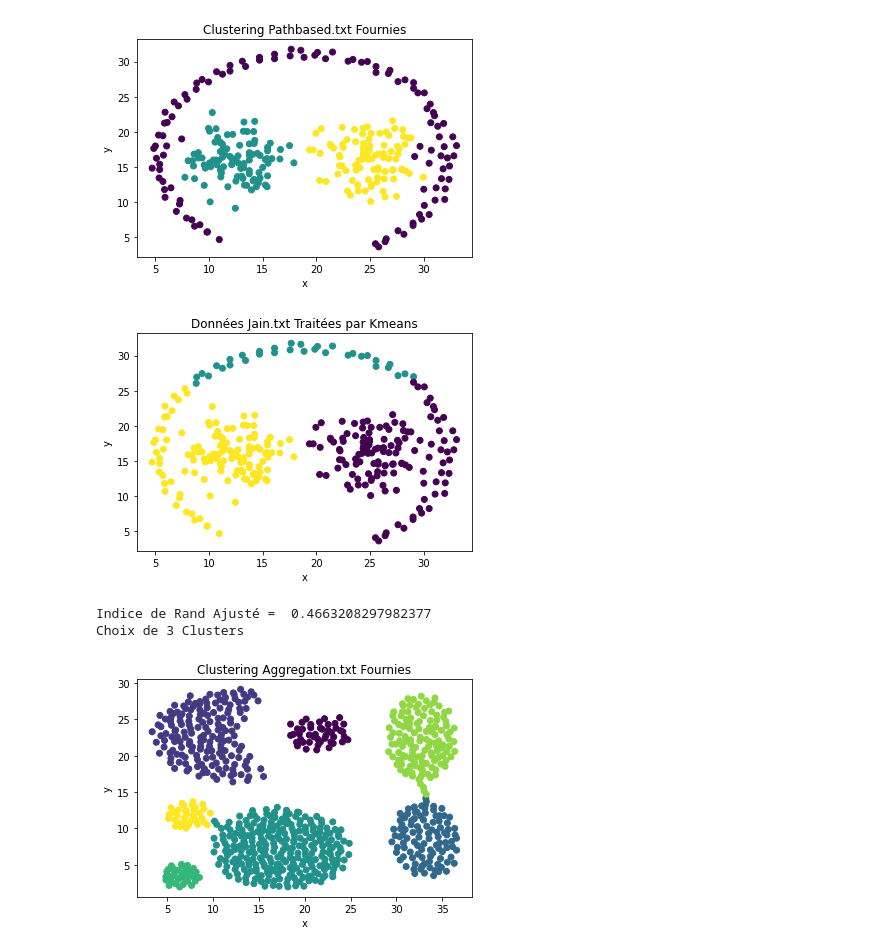
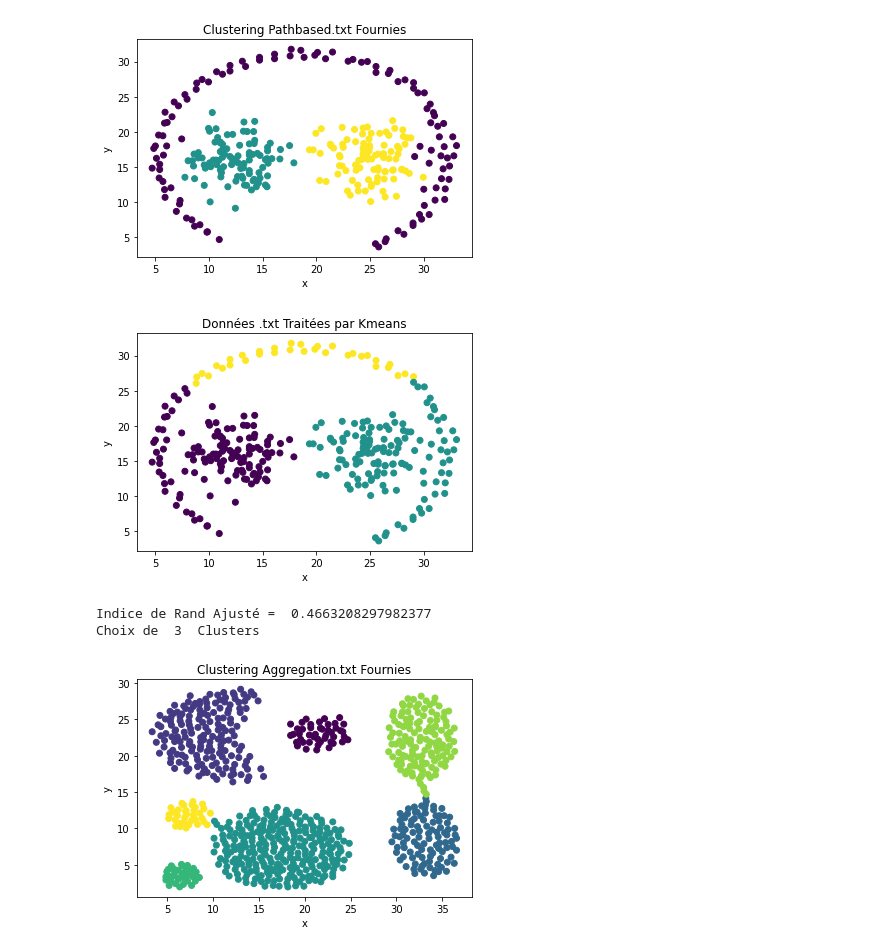
Before and after one commit to EvanEpivent5/odata, a Jupyter notebook: scripts/kmeans.ipynb, the cells around one changed output. Drawn from its saved outputs; the diff is of its cells as text; code cells hidden in the pictures.

```diff
--- a/scripts/kmeans.ipynb
+++ b/scripts/kmeans.ipynb
@@ -63,30 +66,11 @@ plt.show()
 # %% [output]
 [figure]
-# %%
-data=pd.read_csv('../src/pathbased_out.txt')
-
-def kmeans(data,nbclusters):
-    kmeans=KMeans(n_clusters=nbclusters,init="k-means++", n_init=2)
-    kmeans.fit(data)
-    kmeans.predict(data)
-    reskmeans=kmeans.transform(data)
-    return(kmeans.cluster_centers_,kmeans.labels_,reskmeans)
-
-labelskmeanspathbased=kmeans(data,3)[1]
-x=data.iloc[:,0]
-y=data.iloc[:,1]
-plt.xlabel("x")
-plt.ylabel("y")
-plt.title("Données Jain.txt Traitées par Kmeans")
-plt.scatter(x,y,c=labelskmeanspathbased)
-plt.show()
-
-#Comparaison avec les données :
-rand = sklearn.metrics.adjusted_rand_score(labelspathbased,labelskmeanspathbased)
-print("Indice de Rand Ajusté = ",rand)
-print("Choix de 3 Clusters")
-# %% [output]
-[figure, removed]
-Indice de Rand Ajusté =  0.4663208297982377
-Choix de 3 Clusters
+# %%
+#Kmeans sur données Pathbased
+data=pd.read_csv('../src/pathbased_out.txt')
+kmeans(data,3,"k-means++",3)
+# %% [output]
+[figure, added]
+Indice de Rand Ajusté =  0.4663208297982377
+Choix de  3  Clusters
 # %%
```
Also changed, not shown: parts of 6 cells of this notebook, 1 other file.
